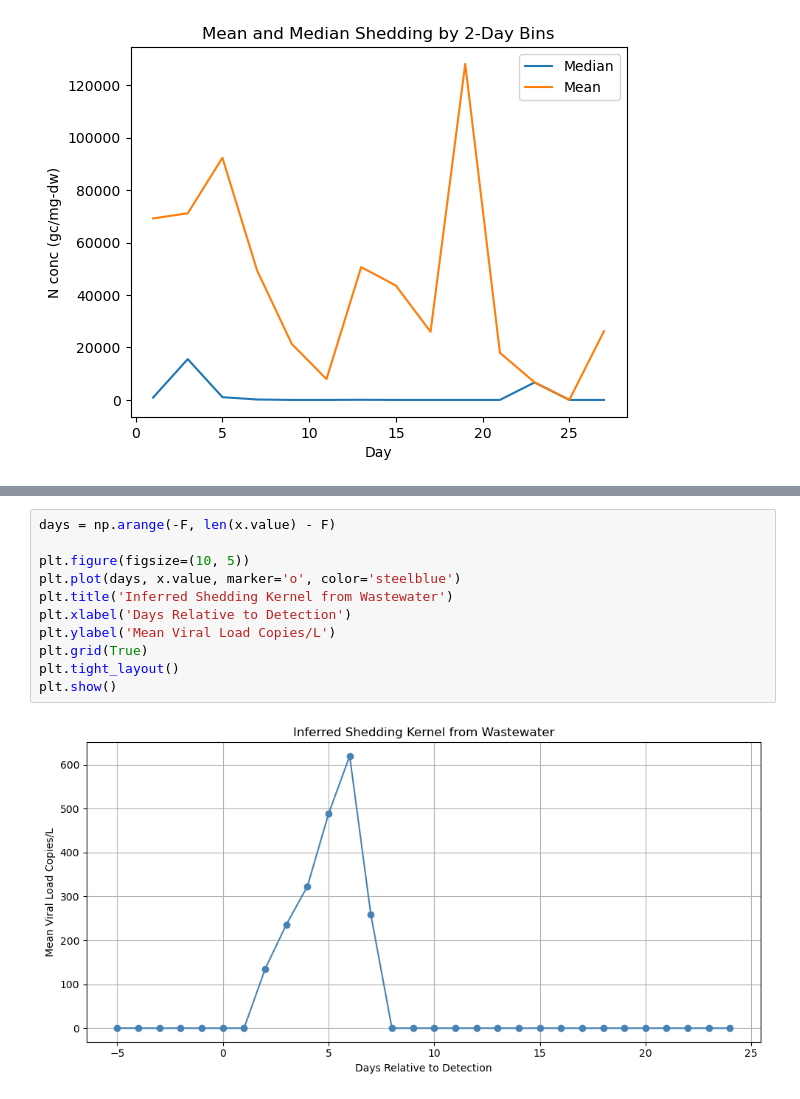
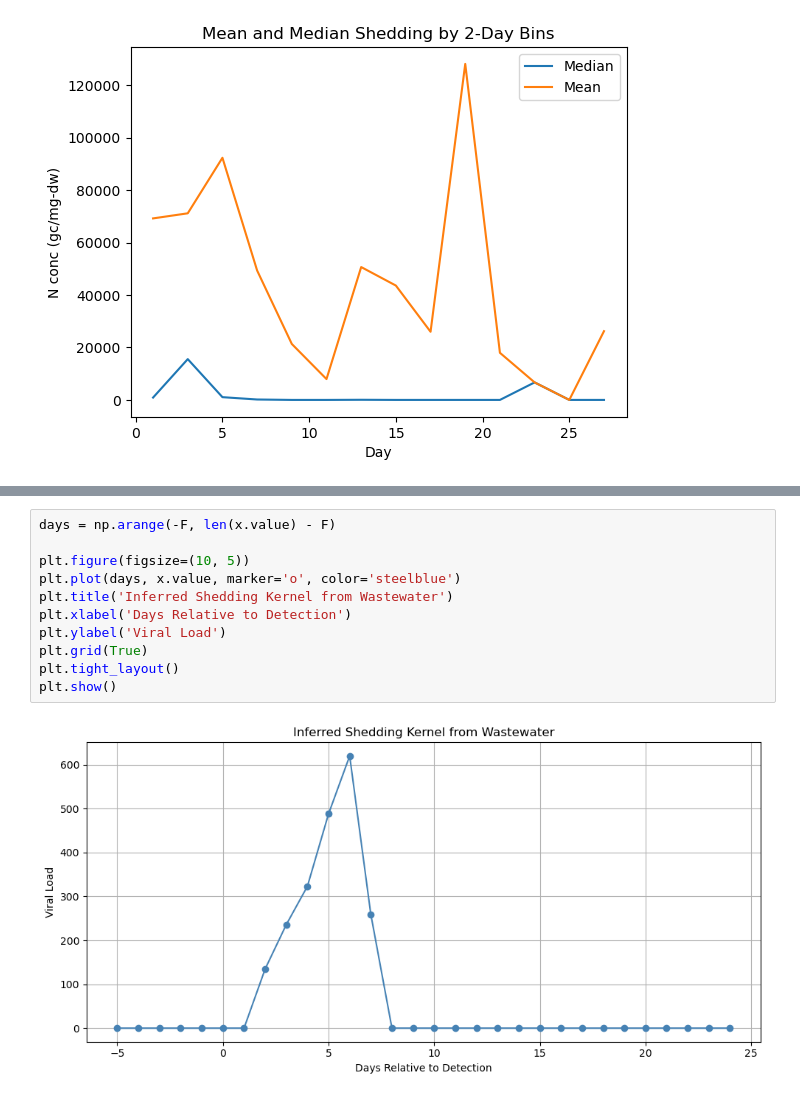
Before and after one commit to elizabethmurphy24/SRTI, a Jupyter notebook: initial work.ipynb, the cells around one changed output, grey strips where cells are left out. Cells and saved outputs as stored; diff of their text form.

```diff
--- a/Estimate shedding kernel.ipynb
+++ b/initial work.ipynb
@@ -157,13 +350,13 @@ Text(0.5, 1.0, 'Comparison of Shedding Kernels')
 # %%
 days = np.arange(-F, len(x.value) - F)
 
 plt.figure(figsize=(10, 5))
 plt.plot(days, x.value, marker='o', color='steelblue')
 plt.title('Inferred Shedding Kernel from Wastewater')
 plt.xlabel('Days Relative to Detection')
-plt.ylabel('Mean Viral Load Copies/L')
+plt.ylabel('Viral Load')
 plt.grid(True)
 plt.tight_layout()
 plt.show()
 # %% [output]
-[figure, old version]
+[figure, new version]
```
Also changed, not shown: parts of 8 cells of this notebook, 1 other file.
